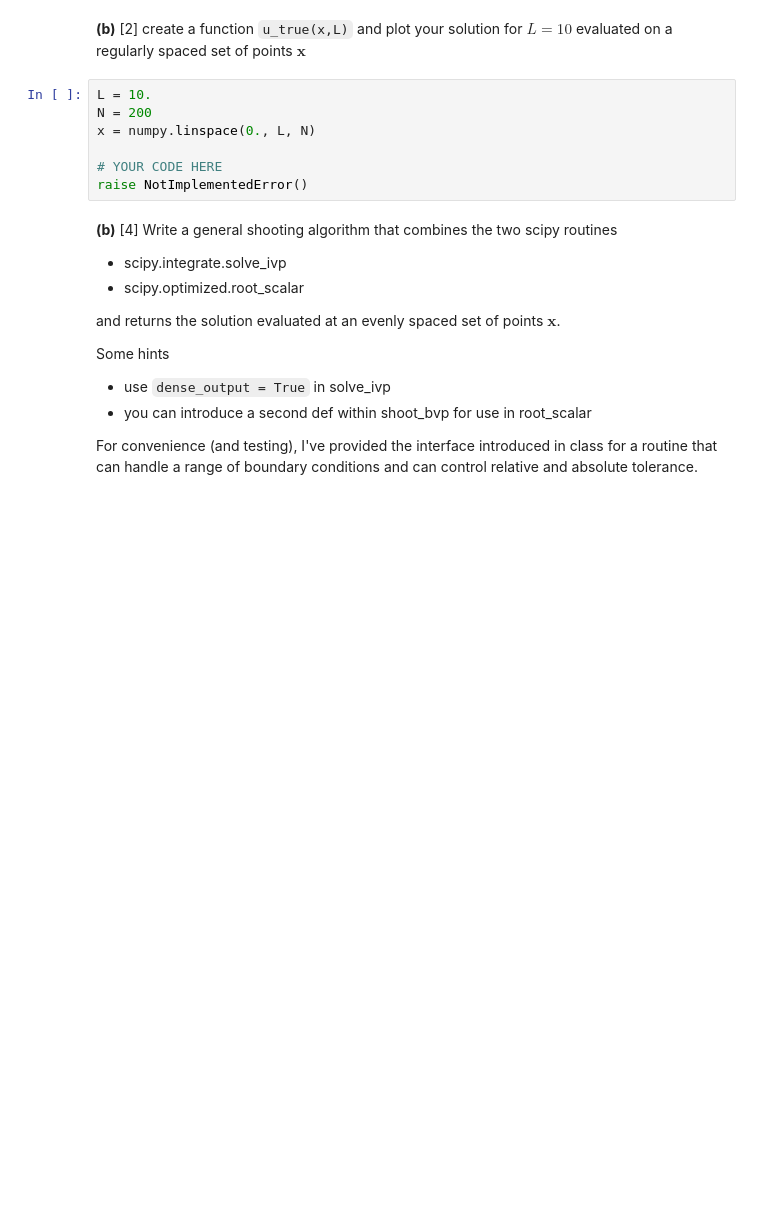
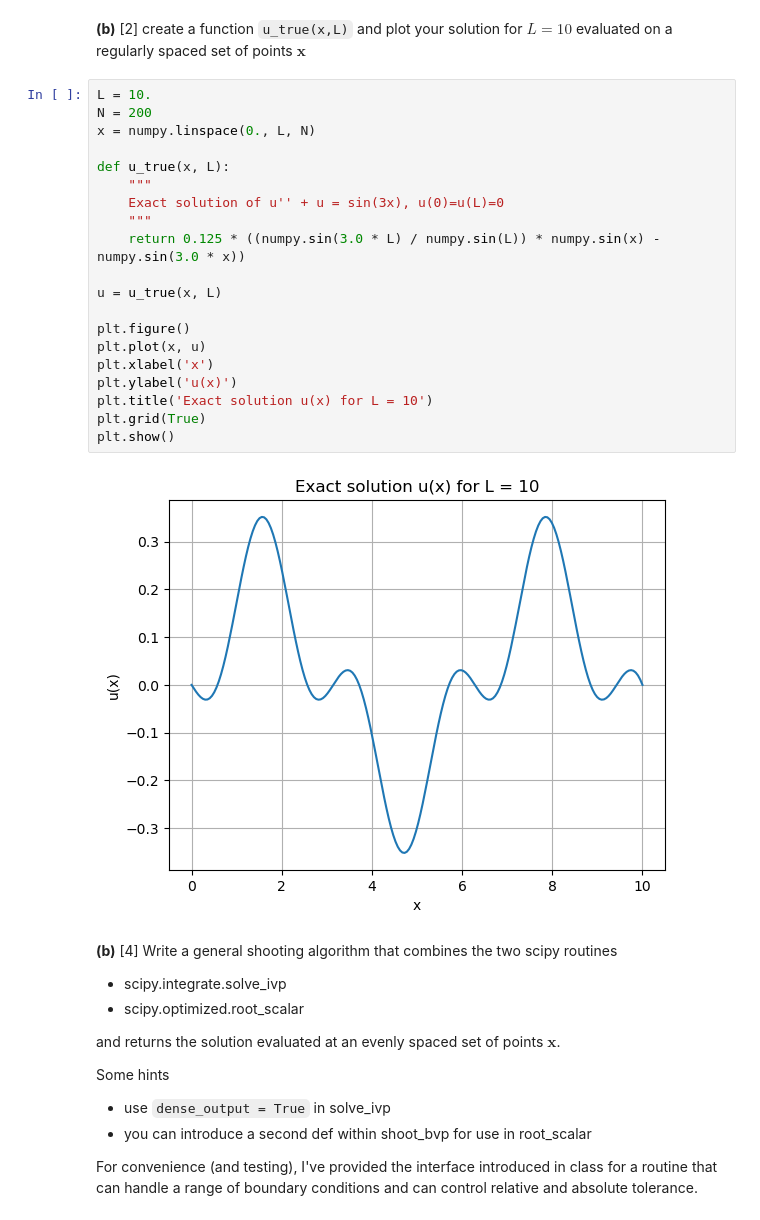
Before and after one commit to mpmendoza/intro-numerical-methods, a Jupyter notebook: hw6/HW6_ODE_BVP.ipynb, the cells around one changed output. Saved outputs shown, nothing was run; the diff lists cells and outputs as text; blank space fills up the shorter version.

```diff
--- a/hw6/HW6_ODE_BVP.ipynb
+++ b/hw6/HW6_ODE_BVP.ipynb
@@ -40,12 +321,27 @@ YOUR ANSWER HERE
 # %% [markdown]
 **(b)** [2]  create a function `u_true(x,L)` and plot your solution for $L=10$ evaluated on a regularly spaced set of points $\mathbf{x}$
-# %%
-L = 10.
-N = 200
-x = numpy.linspace(0., L, N)
-
-# YOUR CODE HERE
-raise NotImplementedError()
+# %%
+L = 10.
+N = 200
+x = numpy.linspace(0., L, N)
+
+def u_true(x, L):
+    """
+    Exact solution of u'' + u = sin(3x), u(0)=u(L)=0
+    """
+    return 0.125 * ((numpy.sin(3.0 * L) / numpy.sin(L)) * numpy.sin(x) - numpy.sin(3.0 * x))
+
+u = u_true(x, L)
+
+plt.figure()
+plt.plot(x, u)
+plt.xlabel('x')
+plt.ylabel('u(x)')
+plt.title('Exact solution u(x) for L = 10')
+plt.grid(True)
+plt.show()
+# %% [output]
+[figure, added]
 # %% [markdown]
 **(b)** [4] Write a general shooting algorithm that combines the two scipy routines
 
```
Also changed, not shown: parts of 12 cells of this notebook.
